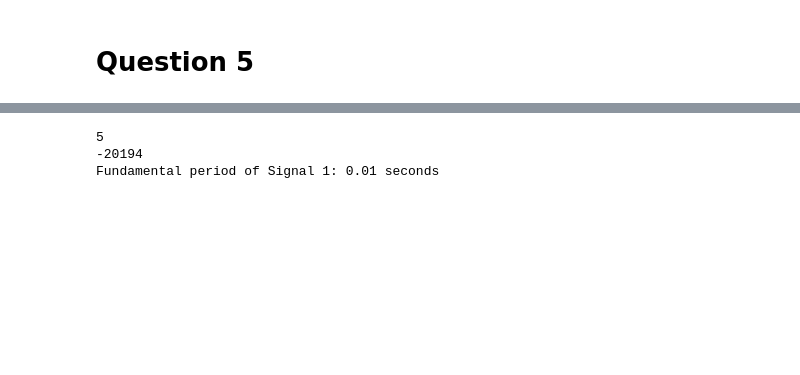
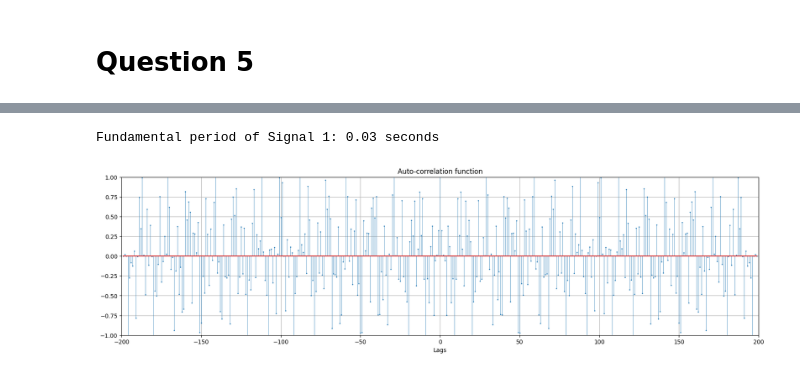
Before and after one commit to Buddhi19/EEEAssignments, a Jupyter notebook: EE 325 Discrete Signal Processing/assignment.ipynb, the cells around one changed output, grey strips where cells are left out. Cells and saved outputs as stored; diff of their text form; code cells hidden in the pictures; blank space fills up the shorter version.

```diff
--- a/EE 325 Discrete Signal Processing/assignment.ipynb
+++ b/EE 325 Discrete Signal Processing/assignment.ipynb
@@ -179,13 +184,47 @@ plt.show()
 # %%
-peaks, _ = find_peaks(auto_correlation_signal_1, height=0)
-print(peaks[0])
-print(lags[peaks[0]])
+filtered_auto_correlation_signal_1 = auto_correlation_signal_1[len(auto_correlation_signal_1)//2:]
+peaks, _ = find_peaks(filtered_auto_correlation_signal_1, height=0)
 
-# Compute fundamental period
 fundamental_period = (peaks[1] - peaks[0]) / 200  # Convert lag to time (seconds)
 
 print("Fundamental period of Signal 1:", fundamental_period, "seconds")
 # %% [output]
-5
--20194
-Fundamental period of Signal 1: 0.01 seconds
+Fundamental period of Signal 1: 0.03 seconds
+# %%
+from scipy.fft import fft, fftfreq, fftshift
+
+# Time settings
+fs = 200 # Sampling frequency
+dt = 1/fs # Sampling time
+t_end = 1 # Duration in seconds
+
+t = np.arange(0, t_end, dt) # Time interval [0,t_end-dt]
+N = np.size(t, axis=0) # Signal length
+
+noise = (0.5*(2*np.random.rand(N)-1)) # Normally-distributed random noise in the range (-0.1,+0.1)
+
+# Example signal
+x = np.sin(2*np.pi*f1*t) + np.sin(2*np.pi*f2*t) + np.sin(2*np.pi*f3*t) + noise
+R = np.zeros((1, N)) ; # Initialize
+
+for i in range(N-1):
+    R[0,i] = (1/(N-i))*sum(x[0:(N-i-1)]*x[(i):(N-1)])#endfor
+
+# Construct the autocorrelation function
+x_axis = np.arange(1-N, N-1+1, 1)
+r_xx = np.concatenate((np.fliplr(R[:,1:]), R), axis=1)
+r_xx = np.squeeze(r_xx)
+
+# Plot the approximate auto-correlation function of the signal
+fig = plt.figure(figsize=(20, 5))
+markerline, stemline, baseline, = plt.stem(x_axis, r_xx)
+plt.setp(stemline, linewidth = 0.5)
+plt.setp(markerline, markersize = 1)
+plt.xlim([-fs,+fs])
+plt.ylim([-1,+1])
+plt.xlabel('Lags')
+plt.title('Auto-correlation function')
+plt.grid()
+plt.show()
+# %% [output]
+[figure, added]
```
Also changed, not shown: parts of 15 cells of this notebook.
